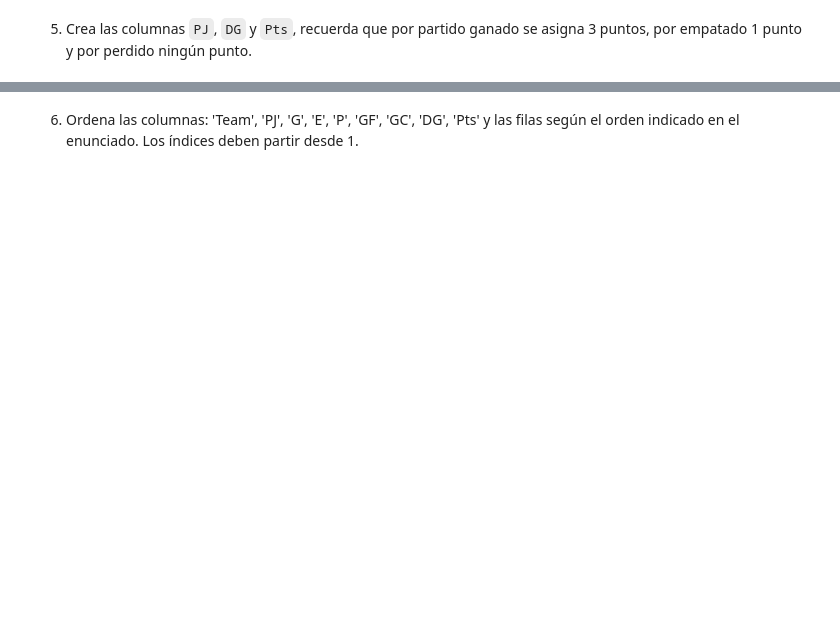
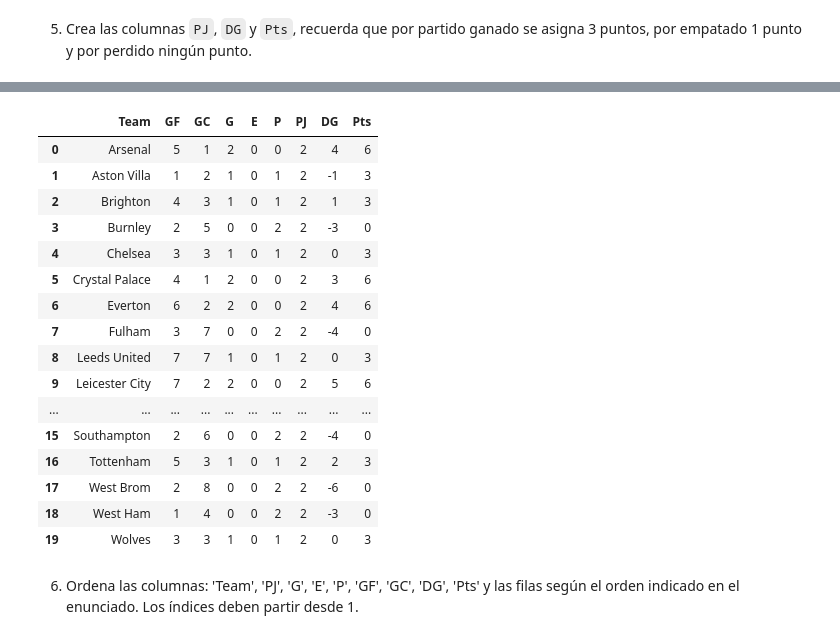
Before and after one commit to AlejandroVillazonG/ayudantias_MAT281, a Jupyter notebook: ayudantias_2023/Ayud5_MAT281_pandas_3.ipynb, the cells around one changed output, grey strips where cells are left out. Saved outputs shown, nothing was run; the diff lists cells and outputs as text; code cells hidden in the pictures; blank space fills up the shorter version.

Commit message:
soluciones
Signed-off-by: AlejandroVillazonG <alejandro.villazon@usm.cl>

```diff
--- a/ayudantias_2023/Ayud5_MAT281_pandas_3.ipynb
+++ b/ayudantias_2023/Ayud5_MAT281_pandas_3.ipynb
@@ -592,0 +575,5 @@ Hay muchas formas de resolver nuestro ejercicio, si no tienes alguna idea puedes
+# %%
+# COMPLETA EL CÓDIGO
+
+matches[['Goals Team 1', 'Goals Team 2']] = matches['FT'].str.split('–', expand = True).astype(int)
+matches
@@ -610,0 +596,14 @@ Hay muchas formas de resolver nuestro ejercicio, si no tienes alguna idea puedes
+# %%
+# COMPLETA EL CÓDIGO
+
+table = pd.concat([
+    (
+    matches[['Round', 'Team 1', 'Goals Team 1', 'Goals Team 2']]
+    .rename(columns={'Team 1':'Team', 'Goals Team 1':'GF', 'Goals Team 2':'GC'})
+    ),
+    (
+        matches[['Round', 'Team 2', 'Goals Team 2', 'Goals Team 1']]
+        .rename(columns={'Team 2':'Team', 'Goals Team 2':'GF', 'Goals Team 1':'GC'})
+    )
+])
+table
@@ -628,0 +626,9 @@ Hay muchas formas de resolver nuestro ejercicio, si no tienes alguna idea puedes
+# %%
+# COMPLETA EL CÓDIGO
+
+table[['G', 'E', 'P']] = 0
+table.loc[table['GF'] > table['GC'],  'G'] = 1
+table.loc[table['GC'] > table['GF'],  'P'] = 1
+table.loc[table['GF'] == table['GC'], 'E'] = 1
+
+table
@@ -653,2 +651,8 @@ jornada = 38
+# %%
+jornada = 2
+
+# COMPLETA EL CÓDIGO
+
+table = table[table['Round'] <= jornada].groupby('Team').sum().reset_index().drop('Round', axis = 1)
 # %% [markdown]
 5. Crea las columnas `PJ`, `DG` y `Pts`, recuerda que por partido ganado se asigna 3 puntos, por empatado 1 punto y por perdido ningún punto.
@@ -675,2 +659,27 @@ jornada = 38
+# %%
+# COMPLETA EL CÓDIGO
+
+table['PJ'] = jornada
+table['DG'] = table['GF'] - table['GC']
+table['Pts'] = 3 * table['G'] + 1 * table['E'] + 0 * table['P']
+table
+# %% [output]
+|  | Team | GF | GC | G | E | P | PJ | DG | Pts |
+| 0 | Arsenal | 5 | 1 | 2 | 0 | 0 | 2 | 4 | 6 |
+| 1 | Aston Villa | 1 | 2 | 1 | 0 | 1 | 2 | -1 | 3 |
+| 2 | Brighton | 4 | 3 | 1 | 0 | 1 | 2 | 1 | 3 |
+| 3 | Burnley | 2 | 5 | 0 | 0 | 2 | 2 | -3 | 0 |
+| 4 | Chelsea | 3 | 3 | 1 | 0 | 1 | 2 | 0 | 3 |
+| 5 | Crystal Palace | 4 | 1 | 2 | 0 | 0 | 2 | 3 | 6 |
+| 6 | Everton | 6 | 2 | 2 | 0 | 0 | 2 | 4 | 6 |
+| 7 | Fulham | 3 | 7 | 0 | 0 | 2 | 2 | -4 | 0 |
+| 8 | Leeds United | 7 | 7 | 1 | 0 | 1 | 2 | 0 | 3 |
+| 9 | Leicester City | 7 | 2 | 2 | 0 | 0 | 2 | 5 | 6 |
+| ... | ... | ... | ... | ... | ... | ... | ... | ... | ... |
+| 15 | Southampton | 2 | 6 | 0 | 0 | 2 | 2 | -4 | 0 |
+| 16 | Tottenham | 5 | 3 | 1 | 0 | 1 | 2 | 2 | 3 |
+| 17 | West Brom | 2 | 8 | 0 | 0 | 2 | 2 | -6 | 0 |
+| 18 | West Ham | 1 | 4 | 0 | 0 | 2 | 2 | -3 | 0 |
+| 19 | Wolves | 3 | 3 | 1 | 0 | 1 | 2 | 0 | 3 |
 # %% [markdown]
 6. Ordena las columnas: 'Team', 'PJ', 'G', 'E', 'P', 'GF', 'GC', 'DG', 'Pts' y las filas según el orden indicado en el enunciado. Los índices deben partir desde 1.
```
Also changed, not shown: parts of 14 cells of this notebook.
